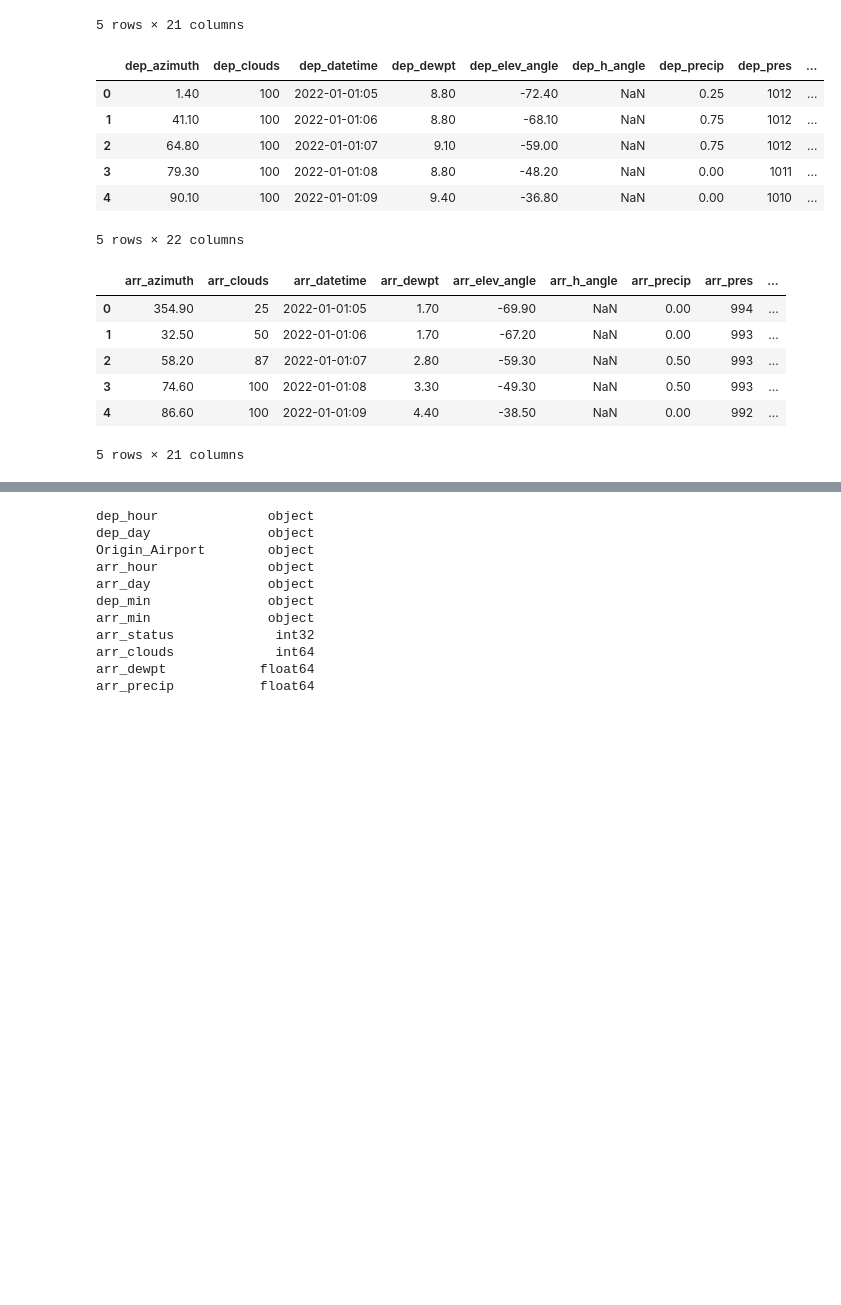
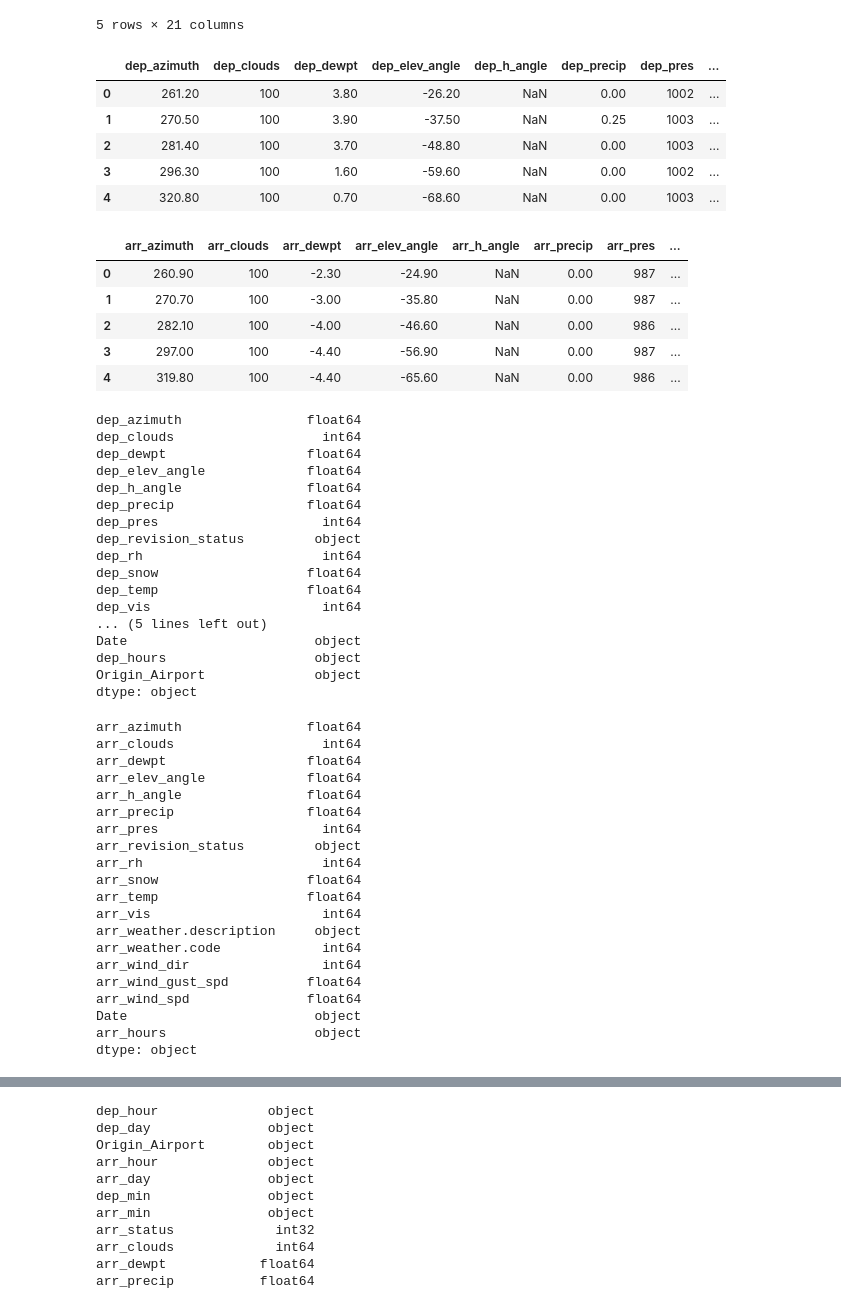
Before and after one commit to melvin1117/flight-predictions, a Jupyter notebook: analysis1.ipynb, the cells around one changed output, grey strips where cells are left out. Cells and saved outputs as stored; diff of their text form; code cells hidden in the pictures; blank space fills up the shorter version.

```diff
--- a/analysis1.ipynb
+++ b/analysis1.ipynb
@@ -169,33 +169,66 @@ sub_data.to_csv('sub_data.csv', index=False)
 # %%
 # Read and process weather data files for each airport
 jfk_weather_data = pd.read_csv('weather_data/JFK_weather_data_hourly_processed.csv')
 syr_weather_data = pd.read_csv('weather_data/SYR_weather_data_hourly_processed.csv')
 ord_weather_data = pd.read_csv('weather_data/ORD_weather_data_hourly_processed.csv')
 mco_weather_data = pd.read_csv('weather_data/MCO_weather_data_hourly_processed.csv')
 
 # Combine weather data for all airports
 weather_dfs = [jfk_weather_data, ord_weather_data, mco_weather_data]
 weather_data = pd.concat(weather_dfs, axis=0)
-weather_data['dep_minutes'] = weather_data['dep_minutes'].astype('object')
 weather_data['dep_hours'] = weather_data['dep_hours'].astype('object')
-syr_weather_data['arr_minutes'] = syr_weather_data['arr_minutes'].astype('object')
 syr_weather_data['arr_hours'] = syr_weather_data['arr_hours'].astype('object')
 weather_data.head()
 syr_weather_data.head()
 weather_data.dtypes
 syr_weather_data.dtypes
 # %% [output]
-|  | dep_azimuth | dep_clouds | dep_datetime | dep_dewpt | dep_elev_angle | dep_h_angle | dep_precip | dep_pres | ... |
-| 0 | 1.40 | 100 | 2022-01-01:05 | 8.80 | -72.40 | NaN | 0.25 | 1012 | ... |
-| 1 | 41.10 | 100 | 2022-01-01:06 | 8.80 | -68.10 | NaN | 0.75 | 1012 | ... |
-| 2 | 64.80 | 100 | 2022-01-01:07 | 9.10 | -59.00 | NaN | 0.75 | 1012 | ... |
-| 3 | 79.30 | 100 | 2022-01-01:08 | 8.80 | -48.20 | NaN | 0.00 | 1011 | ... |
-| 4 | 90.10 | 100 | 2022-01-01:09 | 9.40 | -36.80 | NaN | 0.00 | 1010 | ... |
+|  | dep_azimuth | dep_clouds | dep_dewpt | dep_elev_angle | dep_h_angle | dep_precip | dep_pres | ... |
+| 0 | 261.20 | 100 | 3.80 | -26.20 | NaN | 0.00 | 1002 | ... |
+| 1 | 270.50 | 100 | 3.90 | -37.50 | NaN | 0.25 | 1003 | ... |
+| 2 | 281.40 | 100 | 3.70 | -48.80 | NaN | 0.00 | 1003 | ... |
+| 3 | 296.30 | 100 | 1.60 | -59.60 | NaN | 0.00 | 1002 | ... |
+| 4 | 320.80 | 100 | 0.70 | -68.60 | NaN | 0.00 | 1003 | ... |
+|  | arr_azimuth | arr_clouds | arr_dewpt | arr_elev_angle | arr_h_angle | arr_precip | arr_pres | ... |
+| 0 | 260.90 | 100 | -2.30 | -24.90 | NaN | 0.00 | 987 | ... |
+| 1 | 270.70 | 100 | -3.00 | -35.80 | NaN | 0.00 | 987 | ... |
+| 2 | 282.10 | 100 | -4.00 | -46.60 | NaN | 0.00 | 986 | ... |
+| 3 | 297.00 | 100 | -4.40 | -56.90 | NaN | 0.00 | 987 | ... |
+| 4 | 319.80 | 100 | -4.40 | -65.60 | NaN | 0.00 | 986 | ... |
-5 rows × 22 columns
+dep_azimuth                float64
+dep_clouds                   int64
+dep_dewpt                  float64
+dep_elev_angle             float64
+dep_h_angle                float64
+dep_precip                 float64
+dep_pres                     int64
+dep_revision_status         object
+dep_rh                       int64
+dep_snow                   float64
+dep_temp                   float64
+dep_vis                      int64
+... (5 lines left out)
+Date                        object
+dep_hours                   object
+Origin_Airport              object
+dtype: object
-|  | arr_azimuth | arr_clouds | arr_datetime | arr_dewpt | arr_elev_angle | arr_h_angle | arr_precip | arr_pres | ... |
-| 0 | 354.90 | 25 | 2022-01-01:05 | 1.70 | -69.90 | NaN | 0.00 | 994 | ... |
-| 1 | 32.50 | 50 | 2022-01-01:06 | 1.70 | -67.20 | NaN | 0.00 | 993 | ... |
-| 2 | 58.20 | 87 | 2022-01-01:07 | 2.80 | -59.30 | NaN | 0.50 | 993 | ... |
-| 3 | 74.60 | 100 | 2022-01-01:08 | 3.30 | -49.30 | NaN | 0.50 | 993 | ... |
-| 4 | 86.60 | 100 | 2022-01-01:09 | 4.40 | -38.50 | NaN | 0.00 | 992 | ... |
-5 rows × 21 columns
+arr_azimuth                float64
+arr_clouds                   int64
+arr_dewpt                  float64
+arr_elev_angle             float64
+arr_h_angle                float64
+arr_precip                 float64
+arr_pres                     int64
+arr_revision_status         object
+arr_rh                       int64
+arr_snow                   float64
+arr_temp                   float64
+arr_vis                      int64
+arr_weather.description     object
+arr_weather.code             int64
+arr_wind_dir                 int64
+arr_wind_gust_spd          float64
+arr_wind_spd               float64
+Date                        object
+arr_hours                   object
+dtype: object
```
Also changed, not shown: parts of 12 cells of this notebook, 2 other files.
